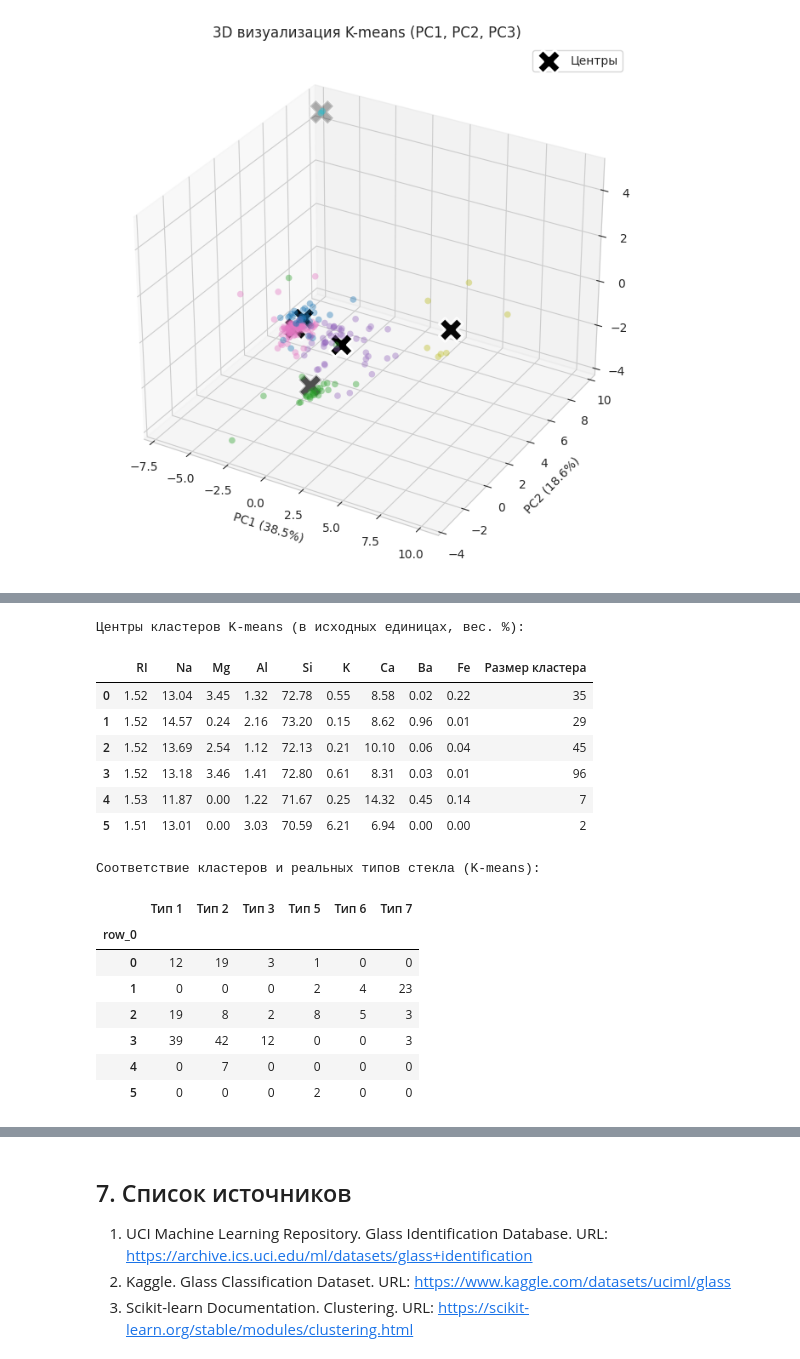
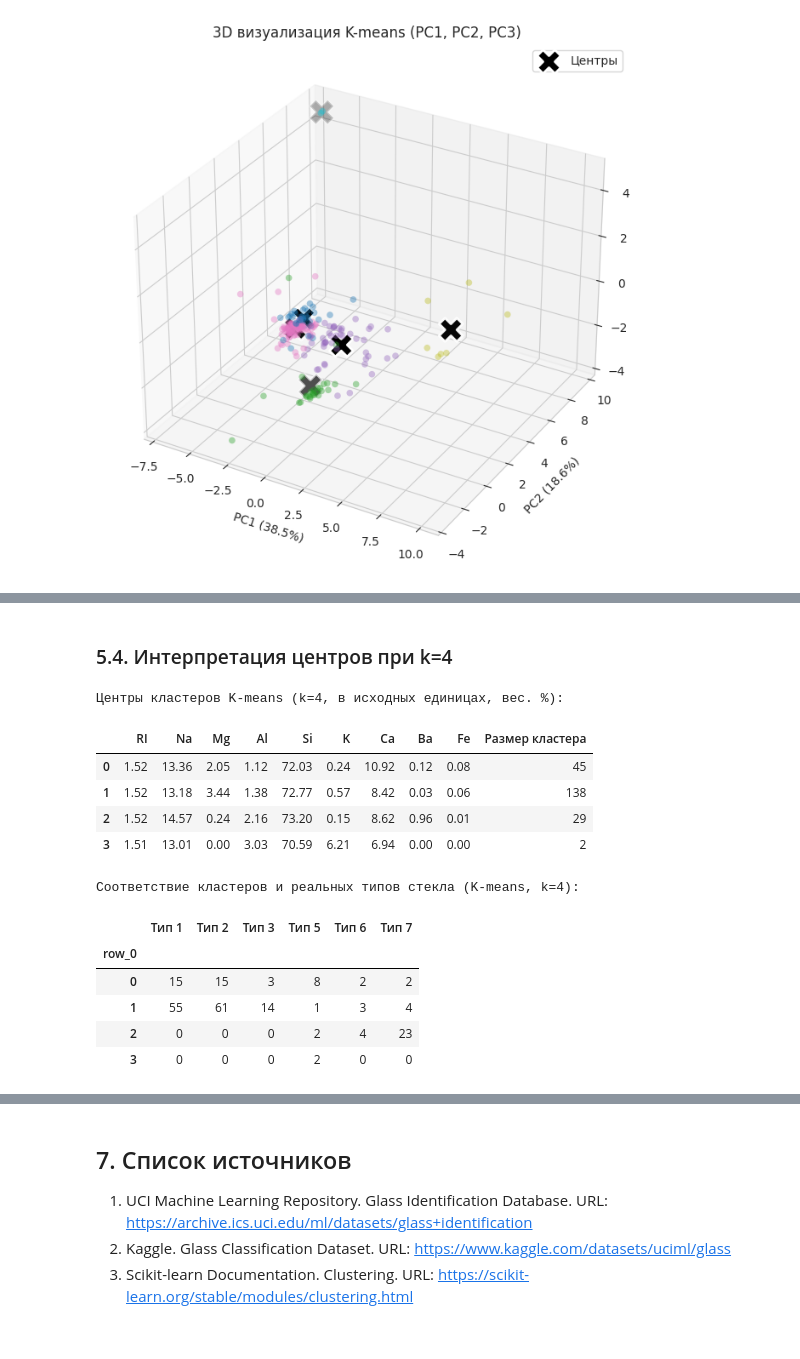
Before and after one commit to eviltyan/siimo_labs, a Jupyter notebook: lab_3.ipynb, the cells around one changed output, grey strips where cells are left out. Saved outputs shown, nothing was run; the diff lists cells and outputs as text; code cells hidden in the pictures.

```diff
--- a/lab_3.ipynb
+++ b/lab_3.ipynb
@@ -823,35 +1000,33 @@ fig.show()
+# %% [markdown]
+### 5.4. Интерпретация центров при k=4
 # %%
-# Возвращаем центры кластеров к исходному масштабу (в проценты химического состава)
-centers_km = scaler_robust.inverse_transform(kmeans.cluster_centers_)
-centers_df = pd.DataFrame(centers_km, columns=X_raw.columns)
+# Возвращаем центры кластеров K-means (k=4) к исходному масштабу
+centers_km_4 = scaler_robust.inverse_transform(kmeans_4.cluster_centers_)
+centers_df_4 = pd.DataFrame(centers_km_4, columns=X_raw.columns)
 
 # Добавляем информацию о размере кластера
-centers_df['Размер кластера'] = pd.Series(labels_km).value_counts().sort_index()
+centers_df_4['Размер кластера'] = pd.Series(labels_km_4).value_counts().sort_index()
 
-print("Центры кластеров K-means (в исходных единицах, вес. %):")
-display(centers_df.round(2))
+print("Центры кластеров K-means (k=4, в исходных единицах, вес. %):")
+display(centers_df_4.round(2))
 
-# Для удобства интерпретации посмотрим, какие реальные типы стекла попали в каждый кластер
-print("\nСоответствие кластеров и реальных типов стекла (K-means):")
-crosstab = pd.crosstab(labels_km, y_true)
-crosstab.columns = ['Тип 1', 'Тип 2', 'Тип 3', 'Тип 5', 'Тип 6', 'Тип 7']
-display(crosstab)
+# Кросс-табуляция с реальными типами
+print("\nСоответствие кластеров и реальных типов стекла (K-means, k=4):")
+crosstab_4 = pd.crosstab(labels_km_4, y_true)
+crosstab_4.columns = ['Тип 1', 'Тип 2', 'Тип 3', 'Тип 5', 'Тип 6', 'Тип 7']
+display(crosstab_4)
 # %% [output]
-Центры кластеров K-means (в исходных единицах, вес. %):
+Центры кластеров K-means (k=4, в исходных единицах, вес. %):
 |  | RI | Na | Mg | Al | Si | K | Ca | Ba | Fe | Размер кластера |
-| 0 | 1.52 | 13.04 | 3.45 | 1.32 | 72.78 | 0.55 | 8.58 | 0.02 | 0.22 | 35 |
-| 1 | 1.52 | 14.57 | 0.24 | 2.16 | 73.20 | 0.15 | 8.62 | 0.96 | 0.01 | 29 |
-| 2 | 1.52 | 13.69 | 2.54 | 1.12 | 72.13 | 0.21 | 10.10 | 0.06 | 0.04 | 45 |
-| 3 | 1.52 | 13.18 | 3.46 | 1.41 | 72.80 | 0.61 | 8.31 | 0.03 | 0.01 | 96 |
-| 4 | 1.53 | 11.87 | 0.00 | 1.22 | 71.67 | 0.25 | 14.32 | 0.45 | 0.14 | 7 |
-| 5 | 1.51 | 13.01 | 0.00 | 3.03 | 70.59 | 6.21 | 6.94 | 0.00 | 0.00 | 2 |
+| 0 | 1.52 | 13.36 | 2.05 | 1.12 | 72.03 | 0.24 | 10.92 | 0.12 | 0.08 | 45 |
+| 1 | 1.52 | 13.18 | 3.44 | 1.38 | 72.77 | 0.57 | 8.42 | 0.03 | 0.06 | 138 |
+| 2 | 1.52 | 14.57 | 0.24 | 2.16 | 73.20 | 0.15 | 8.62 | 0.96 | 0.01 | 29 |
+| 3 | 1.51 | 13.01 | 0.00 | 3.03 | 70.59 | 6.21 | 6.94 | 0.00 | 0.00 | 2 |
-Соответствие кластеров и реальных типов стекла (K-means):
+Соответствие кластеров и реальных типов стекла (K-means, k=4):
 |  | Тип 1 | Тип 2 | Тип 3 | Тип 5 | Тип 6 | Тип 7 |
 | row_0 |  |  |  |  |  |  |
-| 0 | 12 | 19 | 3 | 1 | 0 | 0 |
-| 1 | 0 | 0 | 0 | 2 | 4 | 23 |
-| 2 | 19 | 8 | 2 | 8 | 5 | 3 |
-| 3 | 39 | 42 | 12 | 0 | 0 | 3 |
-| 4 | 0 | 7 | 0 | 0 | 0 | 0 |
-| 5 | 0 | 0 | 0 | 2 | 0 | 0 |
+| 0 | 15 | 15 | 3 | 8 | 2 | 2 |
+| 1 | 55 | 61 | 14 | 1 | 3 | 4 |
+| 2 | 0 | 0 | 0 | 2 | 4 | 23 |
+| 3 | 0 | 0 | 0 | 2 | 0 | 0 |
 # %% [markdown]
```
Also changed, not shown: parts of 31 cells of this notebook, 1 other file.
